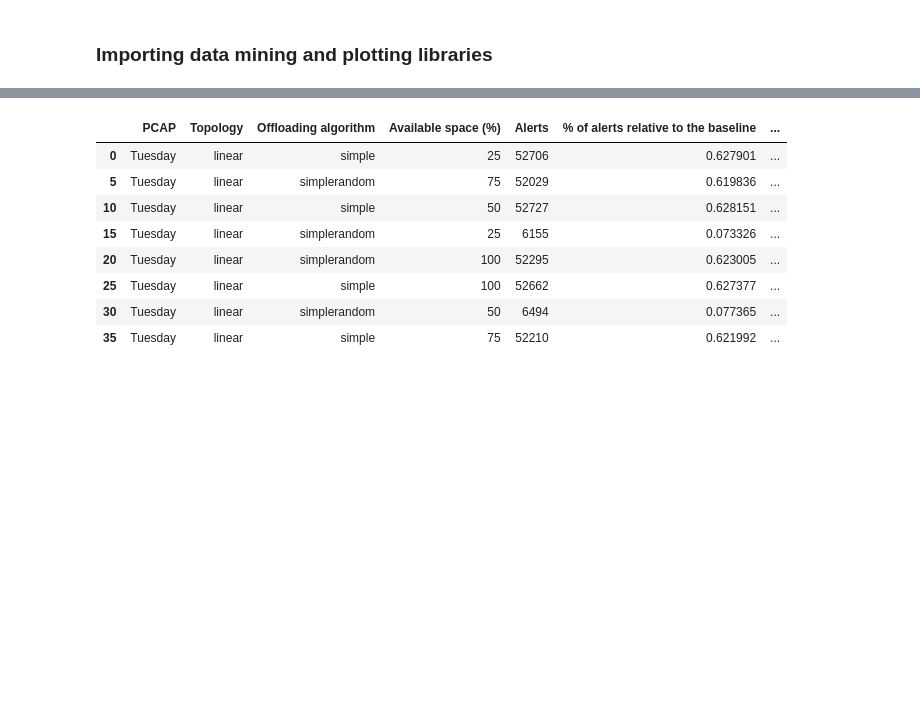
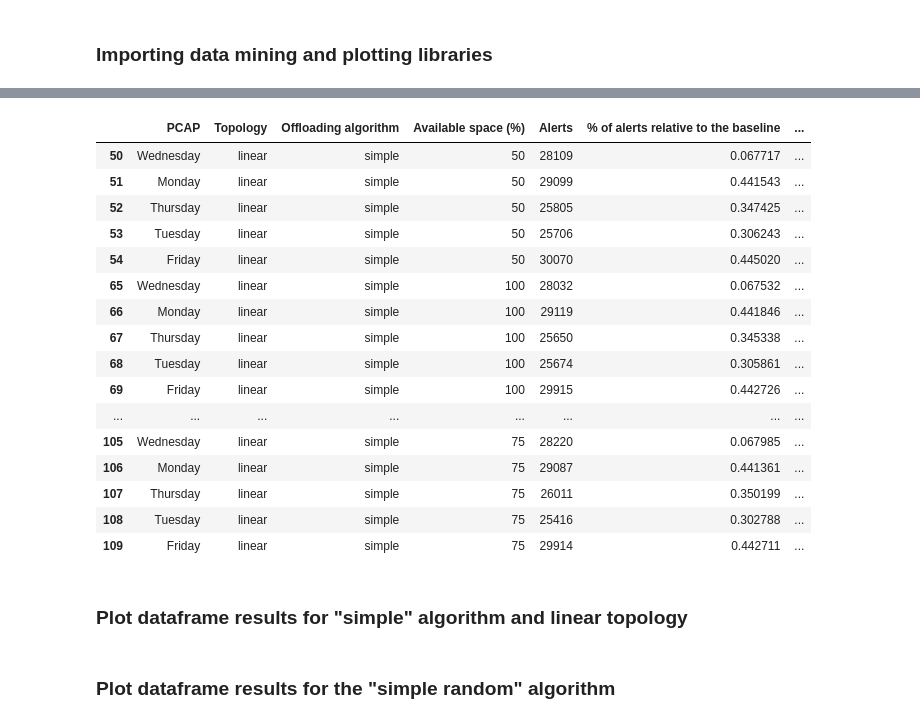
Before and after one commit to HenriqueBBrum/Network-Wide-Rule-Orchestrator, a Jupyter notebook: testing/final_evaluation/final_evaluation_plots.ipynb, the cells around one changed output, grey strips where cells are left out. Cells and saved outputs as stored; diff of their text form; code cells hidden in the pictures; blank space fills up the shorter version.

Commit message:
Started the final eval graphing

```diff
--- a/testing/final_evaluation/final_evaluation_plots.ipynb
+++ b/testing/final_evaluation/final_evaluation_plots.ipynb
@@ -169,13 +167,28 @@ final_eval_df
 # %%
-t_10_df = final_eval_df[(final_eval_df["Topology"]=="linear") & (final_eval_df["PCAP"]=="Tuesday")]
-t_10_df
+simple_df = final_eval_df[(final_eval_df["Offloading algorithm"] == "simple")]
+simple_random = final_eval_df[(final_eval_df["Offloading algorithm"] == "simplerandom")]
+
+linear_firstfit = final_eval_df[(final_eval_df["Topology"]=="linear") & (final_eval_df["Offloading algorithm"]=="firstfit")]
+linear_bestfit = final_eval_df[(final_eval_df["Topology"]=="linear") & (final_eval_df["Offloading algorithm"]=="bestfit")]
+tree_firstfit = final_eval_df[(final_eval_df["Topology"]=="tree") & (final_eval_df["Offloading algorithm"]=="firstfit")]
+tree_bestfit = final_eval_df[(final_eval_df["Topology"]=="tree") & (final_eval_df["Offloading algorithm"]=="bestfit")]
+
+simple_df
 # %% [output]
 |  | PCAP | Topology | Offloading algorithm | Available space (%) | Alerts | % of alerts relative to the baseline | ... |
-| 0 | Tuesday | linear | simple | 25 | 52706 | 0.627901 | ... |
-| 5 | Tuesday | linear | simplerandom | 75 | 52029 | 0.619836 | ... |
-| 10 | Tuesday | linear | simple | 50 | 52727 | 0.628151 | ... |
-| 15 | Tuesday | linear | simplerandom | 25 | 6155 | 0.073326 | ... |
-| 20 | Tuesday | linear | simplerandom | 100 | 52295 | 0.623005 | ... |
-| 25 | Tuesday | linear | simple | 100 | 52662 | 0.627377 | ... |
-| 30 | Tuesday | linear | simplerandom | 50 | 6494 | 0.077365 | ... |
-| 35 | Tuesday | linear | simple | 75 | 52210 | 0.621992 | ... |
+| 50 | Wednesday | linear | simple | 50 | 28109 | 0.067717 | ... |
+| 51 | Monday | linear | simple | 50 | 29099 | 0.441543 | ... |
+| 52 | Thursday | linear | simple | 50 | 25805 | 0.347425 | ... |
+| 53 | Tuesday | linear | simple | 50 | 25706 | 0.306243 | ... |
+| 54 | Friday | linear | simple | 50 | 30070 | 0.445020 | ... |
+| 65 | Wednesday | linear | simple | 100 | 28032 | 0.067532 | ... |
+| 66 | Monday | linear | simple | 100 | 29119 | 0.441846 | ... |
+| 67 | Thursday | linear | simple | 100 | 25650 | 0.345338 | ... |
+| 68 | Tuesday | linear | simple | 100 | 25674 | 0.305861 | ... |
+| 69 | Friday | linear | simple | 100 | 29915 | 0.442726 | ... |
+| ... | ... | ... | ... | ... | ... | ... | ... |
+| 105 | Wednesday | linear | simple | 75 | 28220 | 0.067985 | ... |
+| 106 | Monday | linear | simple | 75 | 29087 | 0.441361 | ... |
+| 107 | Thursday | linear | simple | 75 | 26011 | 0.350199 | ... |
+| 108 | Tuesday | linear | simple | 75 | 25416 | 0.302788 | ... |
+| 109 | Friday | linear | simple | 75 | 29914 | 0.442711 | ... |
@@ -181,0 +198,2 @@ t_10_df
+# %% [markdown]
+### Plot dataframe results for "simple" algorithm and linear topology
@@ -181,0 +227,2 @@ t_10_df
+# %% [markdown]
+### Plot dataframe results for the "simple random" algorithm
```
Also changed, not shown: parts of 15 cells of this notebook, 15 other files.
